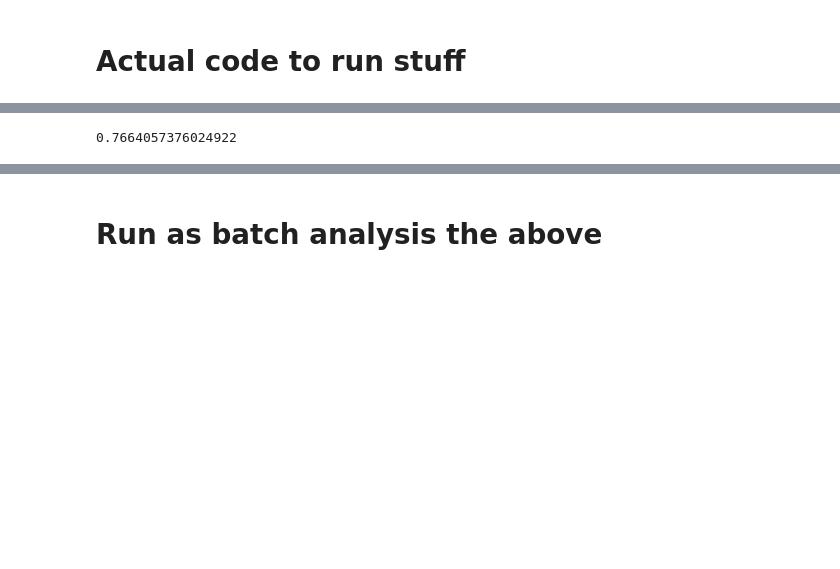
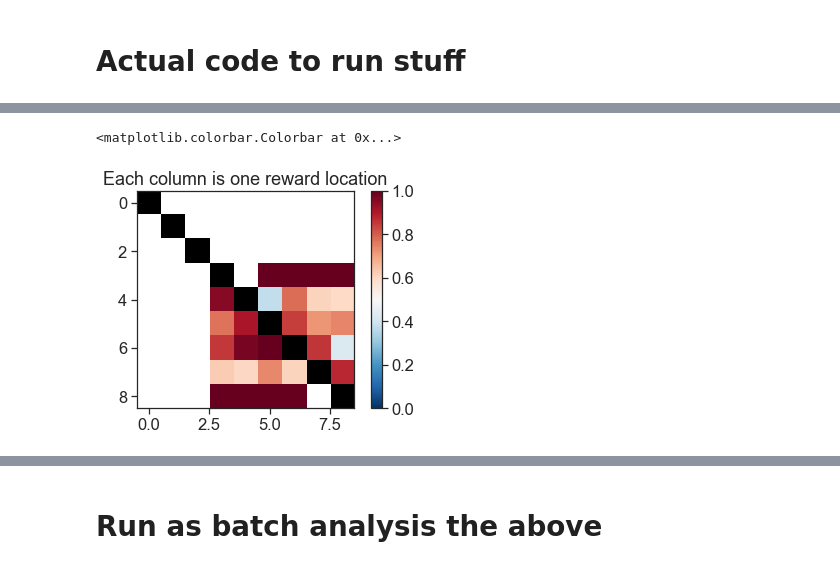
Before and after one commit to yves-weissenberger/line_loop, a Jupyter notebook: project_notebooks/line_loop/analyse_line_loop_NAVI_newdat.ipynb, the cells around one changed output, grey strips where cells are left out. Saved outputs shown, nothing was run; the diff lists cells and outputs as text; code cells hidden in the pictures; blank space fills up the shorter version.

```diff
--- a/project_notebooks/line_loop/analyse_line_loop_NAVI_newdat.ipynb
+++ b/project_notebooks/line_loop/analyse_line_loop_NAVI_newdat.ipynb
@@ -95,6 +96,7 @@ def get_performance(dat_dict,map_poke_to_state,rew_indices,lines,minNrew=5):
             has_visited = []
 
             for pk_ctr in range(st,nd):
+
                 if (len(dat_dict['state'][pk_ctr][1])>1) or (dat_dict['state'][pk_ctr][0]==used_states[0]
                                                              or dat_dict['state'][pk_ctr][0]==used_states[-1]):
 
@@ -103,7 +105,7 @@ def get_performance(dat_dict,map_poke_to_state,rew_indices,lines,minNrew=5):
                     #print(dat_dict['state'][pk_ctr],d1<d0,rew_loc)
 
                     state = dat_dict['state'][pk_ctr][0]
-
+                    print(state,dat_dict['state'][pk_ctr+1][0],)
                     rewarded = dat_dict['rew_list'][pk_ctr]  #if it is rewarded. Offset by 1
                     if state not in has_visited:
                         if rewarded:
@@ -116,7 +118,7 @@ def get_performance(dat_dict,map_poke_to_state,rew_indices,lines,minNrew=5):
                         else:
                             perf[state,rew_loc] += 0
                             perf_ctr[state,rew_loc] += 1
-                        has_visited.append(state)
+                        #has_visited.append(state)
     #print(np.unique(rew_hist))
 
     for i in np.unique(rew_hist):
@@ -173,8 +216,13 @@ array([[ 0.,  0.,  0.,  0.,  0.,  0.,  0.,  0.,  0.],
-# %%
-perf,perf_ctr = get_performance(dat_dict,map_poke_to_state,rew_indices,lines,minNrew=13)
-fc = perf/perf_ctr
-#fc[np.isnan(fc)] = 1
-print(np.nanmean(fc))
-# %% [output]
-0.7664057376024922
+# %%
+plt.title('Each column is one reward location')
+rew_diag_mtx = np.dstack([np.eye(perf.shape[0])*-1 + 1]*3 + [np.eye(perf.shape[0])])
+#fcplot = (perf/perf_ctr)
+np.fill_diagonal(fc,np.nan)
+plt.imshow(rew_diag_mtx,cmap='Greys')
+plt.imshow(fc,vmin=0,vmax=1,cmap='RdBu_r')
+#plt.xlim(.5,6.5); plt.ylim(6.5,.5)
+plt.colorbar()
+# %% [output]
+<matplotlib.colorbar.Colorbar at 0x...>
+[figure, added]
 # %%
```
Also changed, not shown: parts of 26 cells of this notebook, 2 other files.
